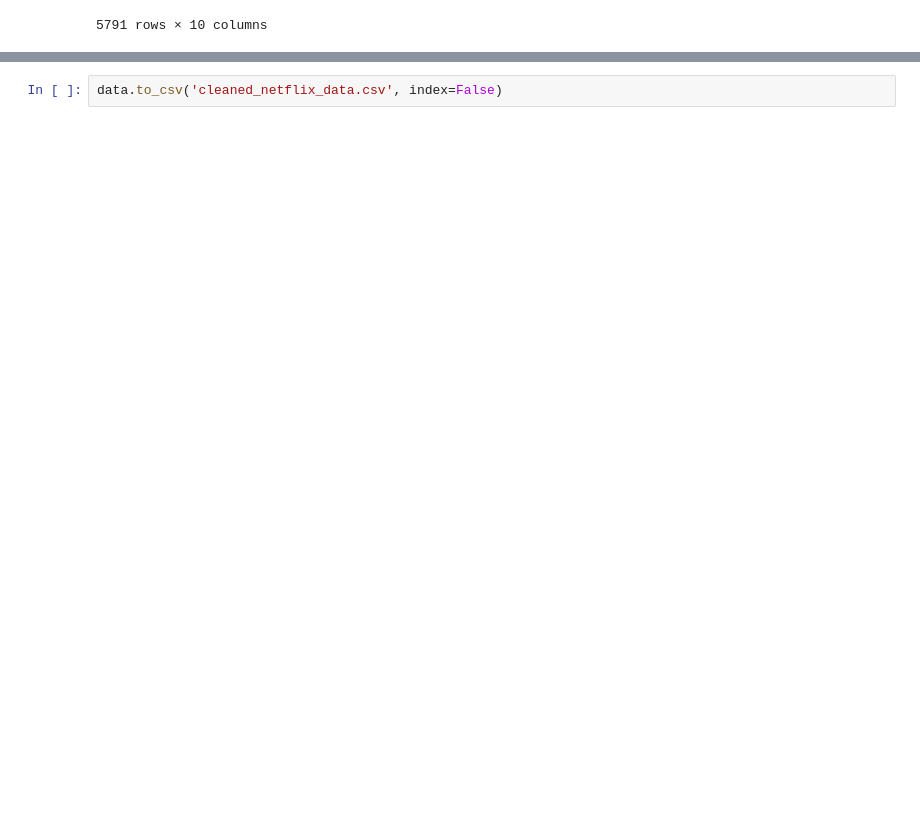
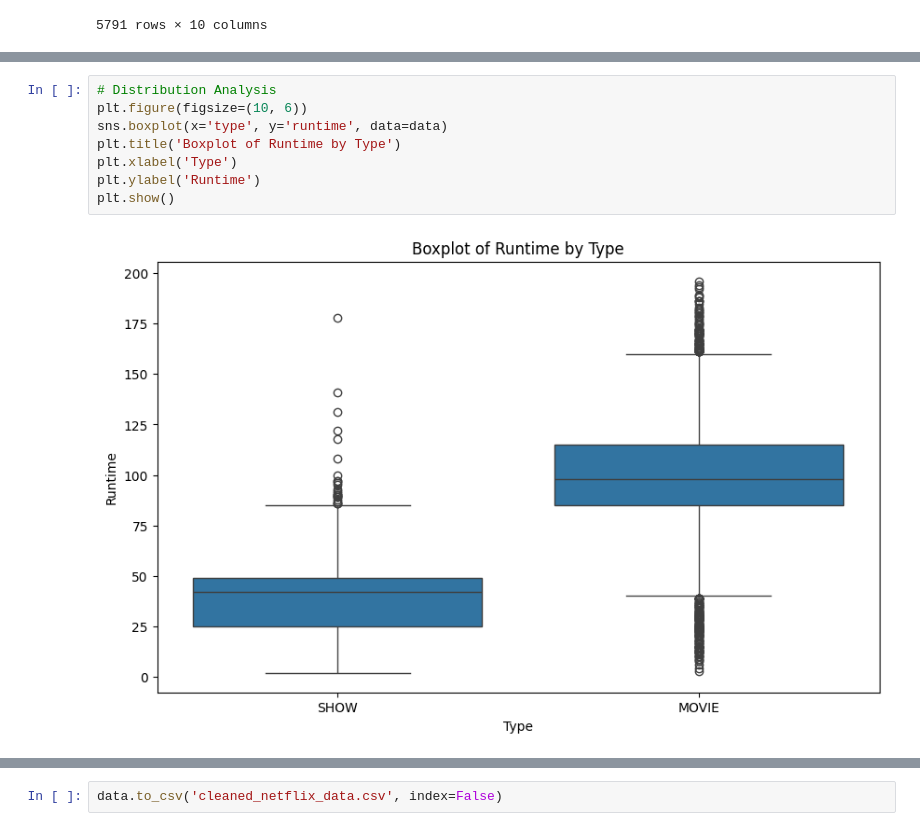
Before and after one commit to Karthikgolla9030/Netflix_Analysis_Project, a Jupyter notebook: processing.ipynb, the cells around one changed output, grey strips where cells are left out. Drawn from its saved outputs; the diff is of its cells as text; blank space fills up the shorter version.

```diff
--- a/processing.ipynb
+++ b/processing.ipynb
@@ -425,0 +453,10 @@ See the caveats in the documentation: https://pandas.pydata.org/pandas-docs/stab
+# %%
+# Distribution Analysis
+plt.figure(figsize=(10, 6))
+sns.boxplot(x='type', y='runtime', data=data)
+plt.title('Boxplot of Runtime by Type')
+plt.xlabel('Type')
+plt.ylabel('Runtime')
+plt.show()
+# %% [output]
+[figure, added]
```
Also changed, not shown: parts of 11 cells of this notebook.
